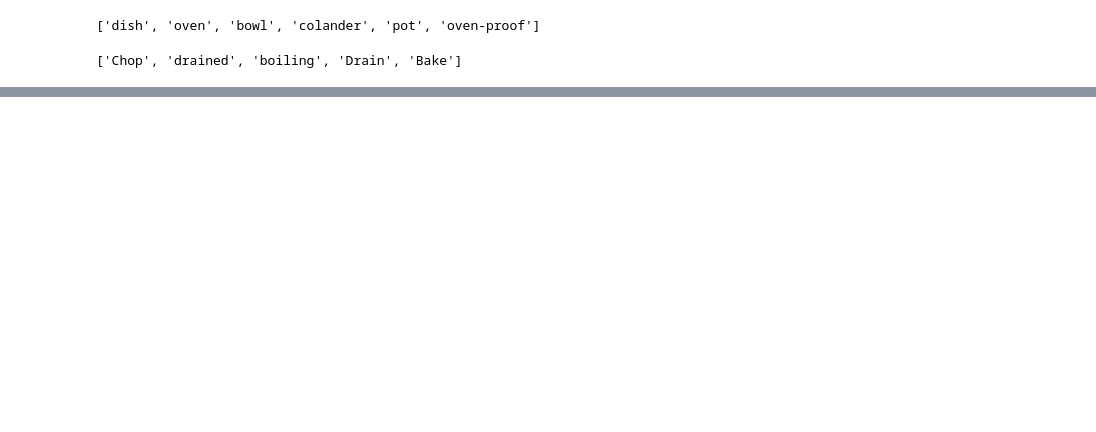
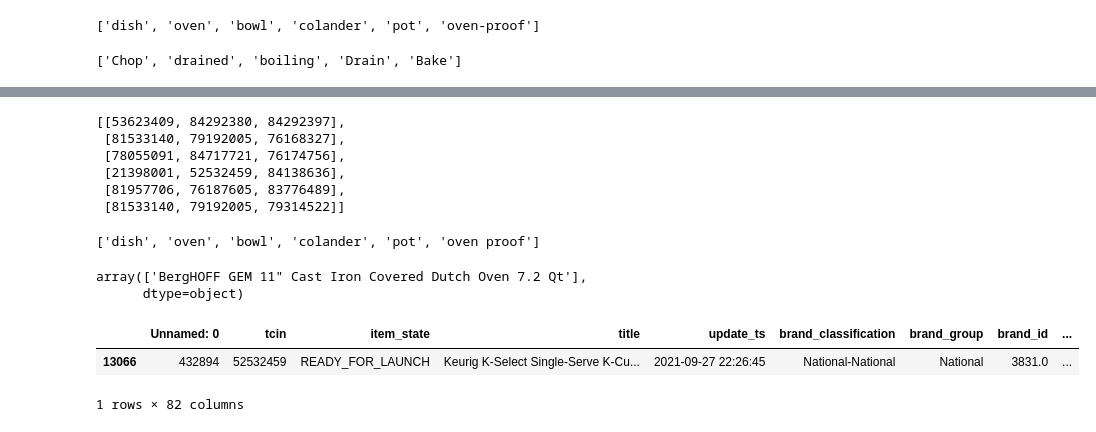
Before and after one commit to dianewoodbridge/target_recipe_project, a Jupyter notebook: code/notebook/recipe_kitchen_gadgets.ipynb, the cells around one changed output, grey strips where cells are left out. Saved outputs shown, nothing was run; the diff lists cells and outputs as text; code cells hidden in the pictures; blank space fills up the shorter version.

```diff
--- a/code/notebook/recipe_kitchen_gadgets.ipynb
+++ b/code/notebook/recipe_kitchen_gadgets.ipynb
@@ -331,0 +162,24 @@ print("Created blank 'en' model")
+# %%
+ranked_match
+# %% [output]
+[[53623409, 84292380, 84292397],
+ [81533140, 79192005, 76168327],
+ [78055091, 84717721, 76174756],
+ [21398001, 52532459, 84138636],
+ [81957706, 76187605, 83776489],
+ [81533140, 79192005, 79314522]]
+# %%
+cooking__tools
+# %% [output]
+['dish', 'oven', 'bowl', 'colander', 'pot', 'oven proof']
+# %%
+group10[group10['tcin']==79192005]['title'].values
+# %% [output]
+array(['BergHOFF GEM 11" Cast Iron Covered Dutch Oven 7.2 Qt'],
+      dtype=object)
+# %%
+group10[group10['tcin']==52532459]
+# %% [output]
+|  | Unnamed: 0 | tcin | item_state | title | update_ts | brand_classification | brand_group | brand_id | ... |
+| 13066 | 432894 | 52532459 | READY_FOR_LAUNCH | Keurig K-Select Single-Serve K-Cu... | 2021-09-27 22:26:45 | National-National | National | 3831.0 | ... |
+1 rows × 82 columns
```
Also changed, not shown: parts of 13 cells of this notebook, 3 other files.
